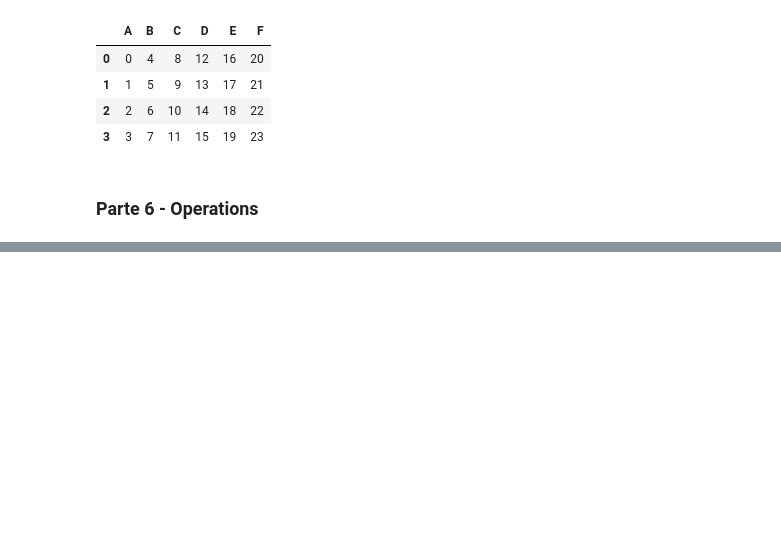
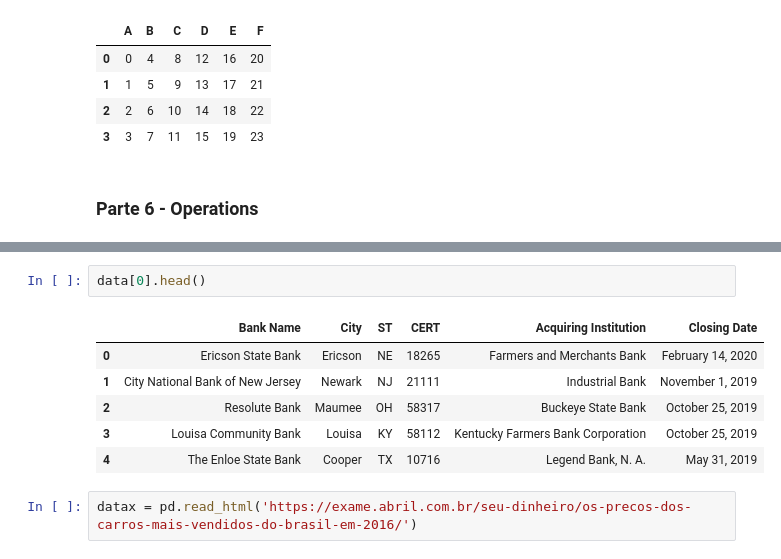
Before and after one commit to miguelzeph/Python, a Jupyter notebook: 2020/04_Data_Science_Study/02_Panda_study.ipynb, the cells around one changed output, grey strips where cells are left out. Cells and saved outputs as stored; diff of their text form; blank space fills up the shorter version.

```diff
--- a/2020/04_Data_Science_Study/Panda_study.ipynb
+++ b/2020/04_Data_Science_Study/02_Panda_study.ipynb
@@ -515,0 +702,11 @@ df1.join(df2)
+# %%
+data[0].head()
+# %% [output]
+|  | Bank Name | City | ST | CERT | Acquiring Institution | Closing Date |
+| 0 | Ericson State Bank | Ericson | NE | 18265 | Farmers and Merchants Bank | February 14, 2020 |
+| 1 | City National Bank of New Jersey | Newark | NJ | 21111 | Industrial Bank | November 1, 2019 |
+| 2 | Resolute Bank | Maumee | OH | 58317 | Buckeye State Bank | October 25, 2019 |
+| 3 | Louisa Community Bank | Louisa | KY | 58112 | Kentucky Farmers Bank Corporation | October 25, 2019 |
+| 4 | The Enloe State Bank | Cooper | TX | 10716 | Legend Bank, N. A. | May 31, 2019 |
+# %%
+datax = pd.read_html('https://exame.abril.com.br/seu-dinheiro/os-precos-dos-carros-mais-vendidos-do-brasil-em-2016/')
```
Also changed, not shown: parts of 29 cells of this notebook, 8 other files.
